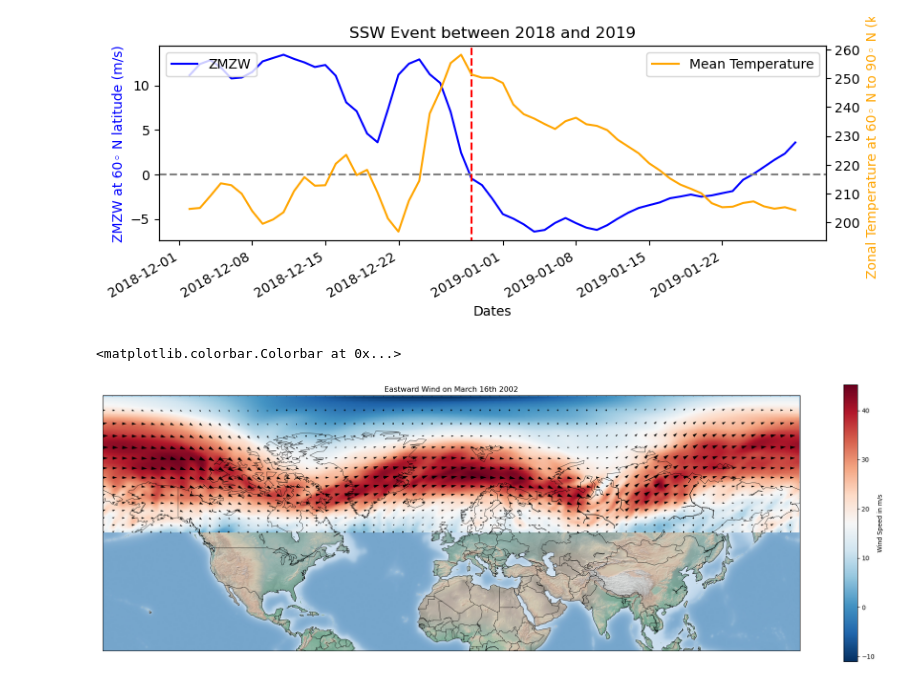
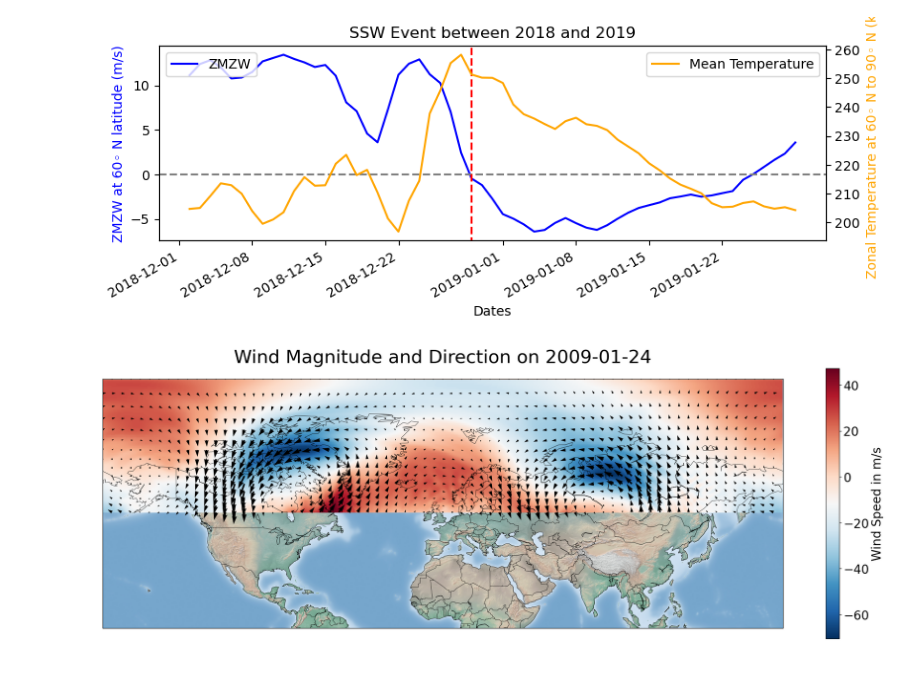
Before and after one commit to jonyjesus18/final-year-proj, a Jupyter notebook: ssw_identifying_era5_daily.ipynb, the cells around one changed output. Drawn from its saved outputs; the diff is of its cells as text; code cells hidden in the pictures.

```diff
--- a/ssw_identifying_era5_daily.ipynb
+++ b/ssw_identifying_era5_daily.ipynb
@@ -255,58 +253,50 @@ plt.show()
 grid = map_grid(grid_size=None, source = 'era5_online')
 wizard = data_wizard()
 
-data_u = np.load('/Users/joaojesus/Desktop/final_year_proj/pre_processed_era5_online/COMPRESSED/WIND_EASTWARD/2002-03-16.npz')['arr_0']
-data_v= np.load('/Users/joaojesus/Desktop/final_year_proj/pre_processed_era5_online/COMPRESSED/WIND_NORTHWARD/2002-03-16.npz')['arr_0']
+data_u = np.load('/Users/joaojesus/Desktop/final_year_proj/pre_processed_era5_online/COMPRESSED/WIND_EASTWARD/2009-01-24.npz')['arr_0']
+data_v= np.load('/Users/joaojesus/Desktop/final_year_proj/pre_processed_era5_online/COMPRESSED/WIND_NORTHWARD/2009-01-24.npz')['arr_0']
 # %%
-# =============================================
-# plot a single day on a colour mesh and quiver
-# =============================================
-
 %matplotlib inline
 import numpy as np
 import matplotlib.pyplot as plt
 from mpl_toolkits.basemap import Basemap
 
 fig = plt.figure(figsize=(25, 8))
-
-# use to plot north pole stero plot
-# plot sterographic projection
-# m = Basemap(projection='npstere',boundinglat=0,lon_0=0,resolution='c')
 
 # plot miller projection
 m = Basemap(projection='mill',
             llcrnrlat = 0,
             urcrnrlat = 90,
             llcrnrlon = -180,
             urcrnrlon =180)
 
 m.shadedrelief(scale=0.5)
 
 m.pcolormesh(grid.grid_[0],
              grid.grid_[1],
              data_u,
              latlon=True, cmap='RdBu_r',
              shading='auto')
 
 x = grid.grid_[0][::10, ::20]
 y = grid.grid_[1][::10, ::20]
 
 data_u_d = data_u[::10, ::20]
 data_v_d = data_v[::10, ::20]
 
+m.quiver(x, y,
+     data_u_d, data_v_d, scale = 5000, latlon=True)
 
-m.quiver(x, y,
-     data_u_d, data_v_d,scale = 5000,latlon=True)
+m.drawcoastlines(linewidth=0.5, linestyle='solid')
+m.drawcountries(linewidth=0.5, linestyle='solid', color='k')
 
+# Increase the size of the title and colorbar labels
+title_fontsize = 30
+colorbar_fontsize = 20
 
-m.drawcoastlines(linewidth=0.5,linestyle='solid')
-m.drawcountries(linewidth=0.5, linestyle='solid',color='k')
-
-# change density of arrows
-
-# plt.title('Eastward Wind on March 16th 2002')
-plt.title('Eastward Wind on March 16th 2002')
-plt.colorbar(label='Wind Speed in m/s')
+plt.title('Wind Magnitude and Direction on 2009-01-24', fontsize=title_fontsize,y=1.05)
+cbar = plt.colorbar(label='Wind Speed in m/s')
+cbar.ax.tick_params(labelsize=colorbar_fontsize)  # increase colorbar label size
+cbar.set_label('Wind Speed in m/s', fontsize=colorbar_fontsize)  # increase colorbar label size
 # %% [output]
-<matplotlib.colorbar.Colorbar at 0x...>
-[figure, old version]
+[figure, new version]
```
Also changed, not shown: parts of 2 cells of this notebook, 6 other files.
